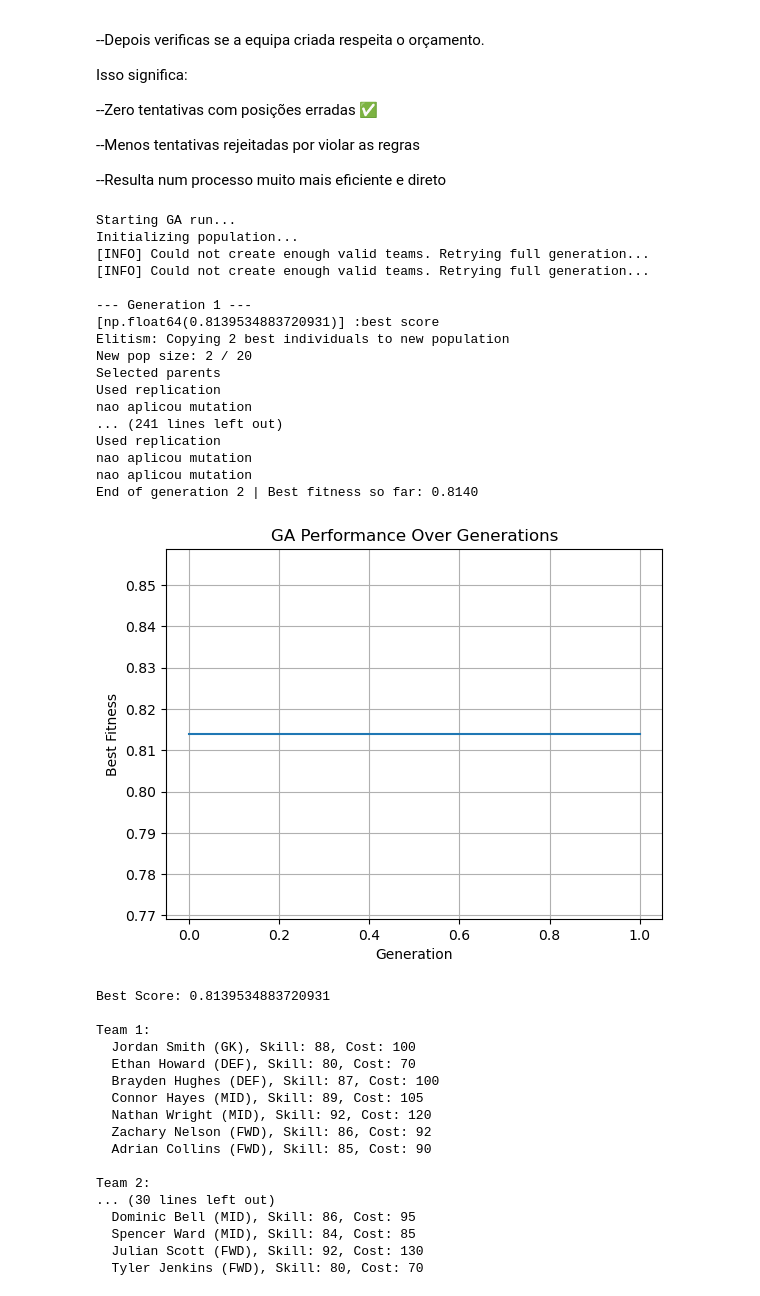
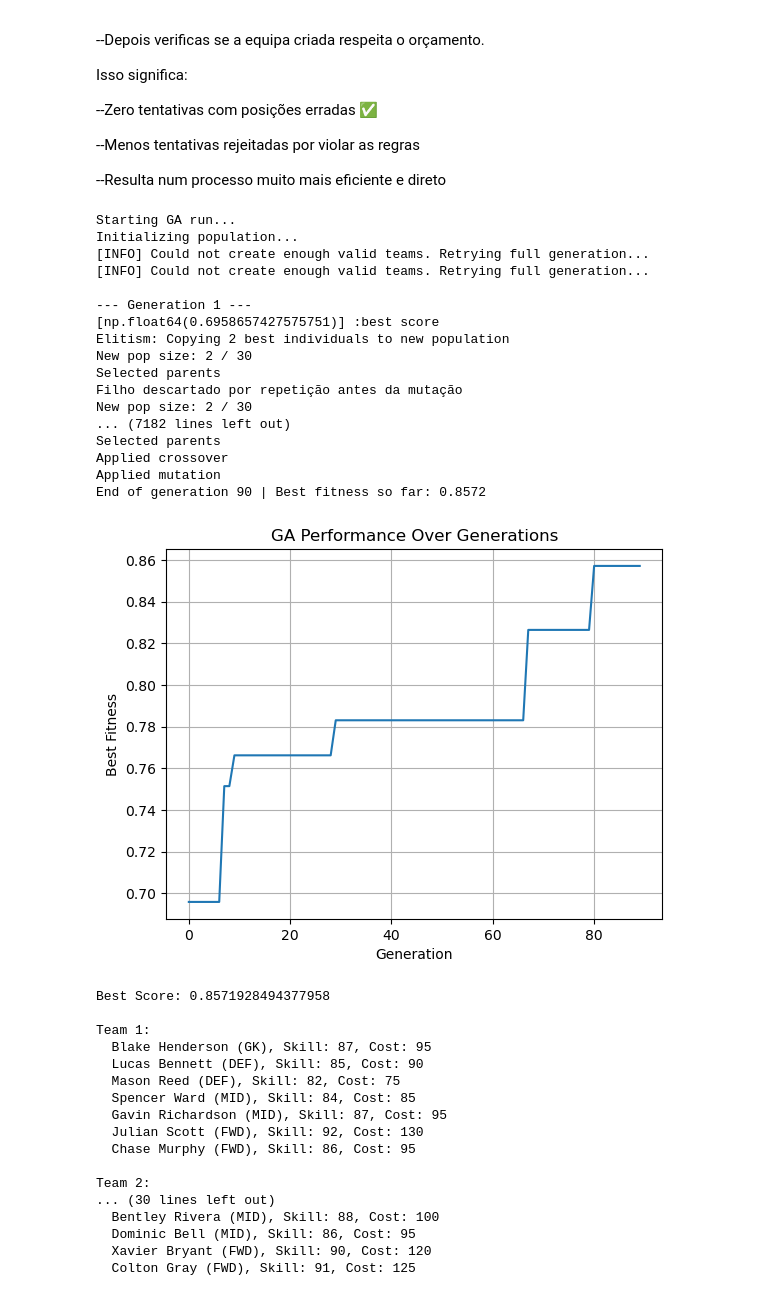
Before and after one commit to inesnmajor/CIFO2025, a Jupyter notebook: project.ipynb, the cells around one changed output. Cells and saved outputs as stored; diff of their text form; code cells hidden in the pictures.

```diff
--- a/project.ipynb
+++ b/project.ipynb
@@ -472,43 +448,43 @@ class FootballGA:
                 print(f"  {player['Name']} ({player['Position']}), Skill: {player['Skill']}, Cost: {player['Salary (€M)']}")
 # %%
 if __name__ == "__main__":
-    ga = FootballGA(generations=2, pop_size=20, elite_size=2, selection_method="roulette", elitism=True, pc=0.9, pm=0.05)
+    ga = FootballGA(generations=90, pop_size=30, elite_size=2, selection_method="roulette", elitism=True, pc=0.9, pm=0.07)
     ga.run()
     ga.plot()
     ga.display_best_solution()
 # %% [output]
 Starting GA run...
 Initializing population...
 [INFO] Could not create enough valid teams. Retrying full generation...
 [INFO] Could not create enough valid teams. Retrying full generation...
 
 --- Generation 1 ---
-[np.float64(0.8139534883720931)] :best score
+[np.float64(0.6958657427575751)] :best score
 Elitism: Copying 2 best individuals to new population
-New pop size: 2 / 20
+New pop size: 2 / 30
 Selected parents
-Used replication
-nao aplicou mutation
-... (241 lines left out)
-Used replication
-nao aplicou mutation
-nao aplicou mutation
-End of generation 2 | Best fitness so far: 0.8140
+Filho descartado por repetição antes da mutação
+New pop size: 2 / 30
+... (7182 lines left out)
+Selected parents
+Applied crossover
+Applied mutation
+End of generation 90 | Best fitness so far: 0.8572
-[figure, old version]
+[figure, new version]
-Best Score: 0.8139534883720931
+Best Score: 0.8571928494377958
 
 Team 1:
-  Jordan Smith (GK), Skill: 88, Cost: 100
-  Ethan Howard (DEF), Skill: 80, Cost: 70
-  Brayden Hughes (DEF), Skill: 87, Cost: 100
-  Connor Hayes (MID), Skill: 89, Cost: 105
-  Nathan Wright (MID), Skill: 92, Cost: 120
-  Zachary Nelson (FWD), Skill: 86, Cost: 92
-  Adrian Collins (FWD), Skill: 85, Cost: 90
+  Blake Henderson (GK), Skill: 87, Cost: 95
+  Lucas Bennett (DEF), Skill: 85, Cost: 90
+  Mason Reed (DEF), Skill: 82, Cost: 75
+  Spencer Ward (MID), Skill: 84, Cost: 85
+  Gavin Richardson (MID), Skill: 87, Cost: 95
+  Julian Scott (FWD), Skill: 92, Cost: 130
+  Chase Murphy (FWD), Skill: 86, Cost: 95
 
 Team 2:
 ... (30 lines left out)
+  Bentley Rivera (MID), Skill: 88, Cost: 100
   Dominic Bell (MID), Skill: 86, Cost: 95
-  Spencer Ward (MID), Skill: 84, Cost: 85
-  Julian Scott (FWD), Skill: 92, Cost: 130
-  Tyler Jenkins (FWD), Skill: 80, Cost: 70
+  Xavier Bryant (FWD), Skill: 90, Cost: 120
+  Colton Gray (FWD), Skill: 91, Cost: 125
```
Also changed, not shown: parts of 2 cells of this notebook.
